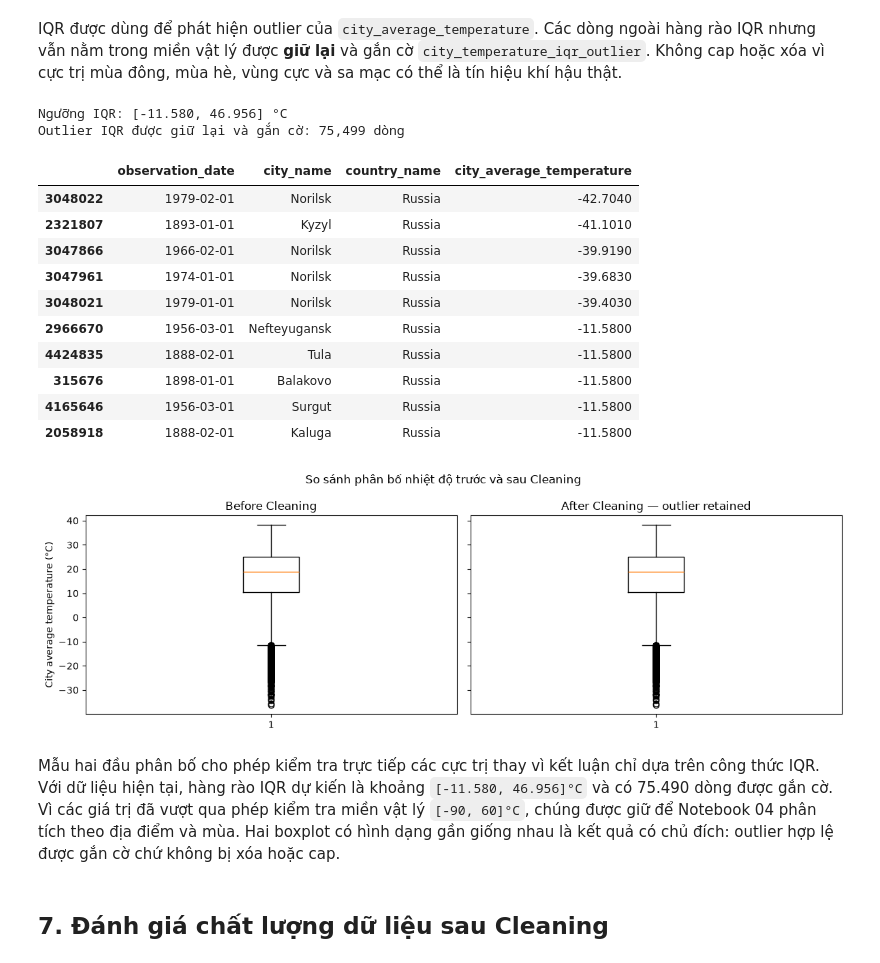
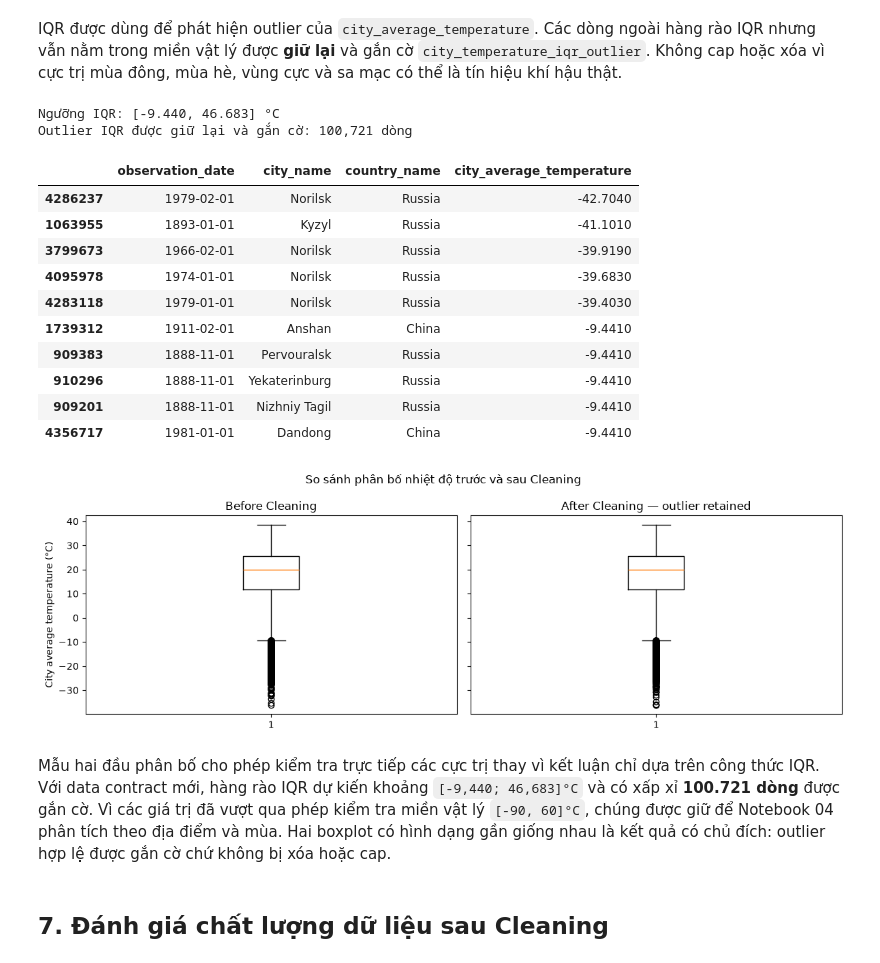
Before and after one commit to Sekaiiii1/Global-Surface-Temperature-Analysis, a Jupyter notebook: notebooks/03_data_cleaning.ipynb, the cells around one changed output. Drawn from its saved outputs; the diff is of its cells as text; code cells hidden in the pictures.

```diff
--- a/notebooks/03_data_cleaning.ipynb
+++ b/notebooks/03_data_cleaning.ipynb
@@ -653,22 +651,14 @@ for column in ['city_name', 'country_name']:
         .replace('', pd.NA)
     )
 
-# Ép các nhóm số về dtype rõ ràng.
-non_nullable_ids = ['city_temperature_id', 'source_staging_id', 'date_id', 'city_id', 'country_id']
-nullable_ids = ['country_match_id', 'global_match_id', 'major_city_match_id']
-calendar_columns = ['year', 'month', 'quarter', 'decade']
-float_columns = TEMPERATURE_COLUMNS + UNCERTAINTY_COLUMNS + ['latitude', 'longitude']
+# Ép các nhóm số và boolean về dtype rõ ràng.
+for column in LOAD_CALENDAR_COLUMNS:
+    clean_df[column] = pd.to_numeric(clean_df[column], errors='coerce').astype('Int16')
+for column in LOAD_FLOAT_COLUMNS:
+    clean_df[column] = pd.to_numeric(clean_df[column], errors='coerce').astype('float32')
+for column in LOAD_BOOLEAN_COLUMNS:
+    clean_df[column] = clean_df[column].astype('boolean')
 
-for column in non_nullable_ids:
-    clean_df[column] = pd.to_numeric(clean_df[column], errors='coerce').astype('Int64')
-for column in nullable_ids:
-    clean_df[column] = pd.to_numeric(clean_df[column], errors='coerce').astype('Int64')
-for column in calendar_columns:
-    clean_df[column] = pd.to_numeric(clean_df[column], errors='coerce').astype('Int16')
-for column in float_columns:
-    clean_df[column] = pd.to_numeric(clean_df[column], errors='coerce').astype('float32')
-
-clean_df['is_major_city'] = clean_df['is_major_city'].astype('boolean')
 print('Đã chuẩn hóa kiểu dữ liệu, ngày và text.')
 # %% [output]
 Đã chuẩn hóa kiểu dữ liệu, ngày và text.
@@ -684,20 +674,20 @@ critical_missing_mask = clean_df[CRITICAL_COLUMNS].isna().any(axis=1)
 clean_df = clean_df.loc[~critical_missing_mask].copy()
 missing_rows_removed = rows_before_missing - len(clean_df)
 
-# Các cờ cho biết nguồn phụ có giá trị dùng được hay không.
+# Các cờ cho biết nguồn phụ có giá trị nhiệt độ dùng được hay không.
 clean_df['city_uncertainty_available'] = clean_df[
     'city_average_temperature_uncertainty'
 ].notna()
 clean_df['country_temperature_available'] = (
-    clean_df['country_match_id'].notna()
+    clean_df['country_matched'].eq(True)
     & clean_df['country_average_temperature'].notna()
 )
 clean_df['global_temperature_available'] = (
-    clean_df['global_match_id'].notna()
+    clean_df['global_matched'].eq(True)
     & clean_df['land_average_temperature'].notna()
 )
 clean_df['major_city_temperature_available'] = (
-    clean_df['major_city_match_id'].notna()
+    clean_df['major_city_matched'].eq(True)
     & clean_df['major_city_average_temperature'].notna()
 )
 
@@ -715,7 +705,7 @@ Dữ liệu được sắp theo lineage rồi loại duplicate business key. Ti
 # %%
-# Duplicate: giữ dòng có lineage nhỏ nhất để quyết định có thể tái lập.
-clean_df = clean_df.sort_values('source_staging_id', kind='stable')
-duplicate_mask = clean_df.duplicated(subset=['date_id', 'city_id'], keep='first')
+# Duplicate: thứ tự SELECT đã cố định theo khóa nghiệp vụ để giữ kết quả có thể tái lập.
+clean_df = clean_df.sort_values(BUSINESS_KEY_COLUMNS, kind='stable')
+duplicate_mask = clean_df.duplicated(subset=BUSINESS_KEY_COLUMNS, keep='first')
 duplicate_rows_removed = int(duplicate_mask.sum())
 clean_df = clean_df.loc[~duplicate_mask].copy()
 
@@ -773,10 +763,13 @@ clean_df['city_temperature_iqr_outlier'] = (
 )
 iqr_outliers_retained = int(clean_df['city_temperature_iqr_outlier'].sum())
 
+# Lưu bằng chứng mỗi dòng sạch chỉ là một dòng đã chọn từ nguồn trước khi reset index.
+source_row_index_subset = clean_df.index.isin(raw_df.index).all()
+
 # Chuyển text lặp lại sang category sau khi hoàn tất chuẩn hóa.
 clean_df['city_name'] = clean_df['city_name'].astype('category')
 clean_df['country_name'] = clean_df['country_name'].astype('category')
-clean_df = clean_df.sort_values(['city_id', 'observation_date']).reset_index(drop=True)
+clean_df = clean_df.sort_values(BUSINESS_KEY_COLUMNS).reset_index(drop=True)
 
 print(f'Ngưỡng IQR: [{iqr_lower:.3f}, {iqr_upper:.3f}] °C')
 print(f'Outlier IQR được giữ lại và gắn cờ: {iqr_outliers_retained:,} dòng')
@@ -787,41 +780,41 @@ outlier_sample = clean_df.loc[
 ].sort_values('city_average_temperature')
 display(pd.concat([outlier_sample.head(5), outlier_sample.tail(5)]))
 # %% [output]
-Ngưỡng IQR: [-11.580, 46.956] °C
-Outlier IQR được giữ lại và gắn cờ: 75,499 dòng
+Ngưỡng IQR: [-9.440, 46.683] °C
+Outlier IQR được giữ lại và gắn cờ: 100,721 dòng
 |  | observation_date | city_name | country_name | city_average_temperature |
-| 3048022 | 1979-02-01 | Norilsk | Russia | -42.7040 |
-| 2321807 | 1893-01-01 | Kyzyl | Russia | -41.1010 |
-| 3047866 | 1966-02-01 | Norilsk | Russia | -39.9190 |
-| 3047961 | 1974-01-01 | Norilsk | Russia | -39.6830 |
-| 3048021 | 1979-01-01 | Norilsk | Russia | -39.4030 |
-| 2966670 | 1956-03-01 | Nefteyugansk | Russia | -11.5800 |
-| 4424835 | 1888-02-01 | Tula | Russia | -11.5800 |
-| 315676 | 1898-01-01 | Balakovo | Russia | -11.5800 |
-| 4165646 | 1956-03-01 | Surgut | Russia | -11.5800 |
-| 2058918 | 1888-02-01 | Kaluga | Russia | -11.5800 |
+| 4286237 | 1979-02-01 | Norilsk | Russia | -42.7040 |
+| 1063955 | 1893-01-01 | Kyzyl | Russia | -41.1010 |
+| 3799673 | 1966-02-01 | Norilsk | Russia | -39.9190 |
+| 4095978 | 1974-01-01 | Norilsk | Russia | -39.6830 |
+| 4283118 | 1979-01-01 | Norilsk | Russia | -39.4030 |
+| 1739312 | 1911-02-01 | Anshan | China | -9.4410 |
+| 909383 | 1888-11-01 | Pervouralsk | Russia | -9.4410 |
+| 910296 | 1888-11-01 | Yekaterinburg | Russia | -9.4410 |
+| 909201 | 1888-11-01 | Nizhniy Tagil | Russia | -9.4410 |
+| 4356717 | 1981-01-01 | Dandong | China | -9.4410 |
 # %%
-plot_size = min(100_000, len(raw_df), len(clean_df))
+plot_size = min(100_000, raw_df['city_average_temperature'].notna().sum(), len(clean_df))
 before_plot = raw_df['city_average_temperature'].dropna().sample(
     n=plot_size, random_state=42
 )
 after_plot = clean_df['city_average_temperature'].sample(
     n=plot_size, random_state=42
 )
 
 fig, axes = plt.subplots(1, 2, figsize=(12, 4), sharey=True)
 axes[0].boxplot(before_plot, vert=True)
 axes[0].set_title('Before Cleaning')
 axes[0].set_ylabel('City average temperature (°C)')
 axes[1].boxplot(after_plot, vert=True)
 axes[1].set_title('After Cleaning — outlier retained')
 fig.suptitle('So sánh phân bố nhiệt độ trước và sau Cleaning')
 plt.tight_layout()
 plt.show()
 # %% [output]
-[figure, old version]
+[figure, new version]
 # %% [markdown]
-Mẫu hai đầu phân bố cho phép kiểm tra trực tiếp các cực trị thay vì kết luận chỉ dựa trên công thức IQR. Với dữ liệu hiện tại, hàng rào IQR dự kiến là khoảng `[-11.580, 46.956]°C` và có 75.490 dòng được gắn cờ. Vì các giá trị đã vượt qua phép kiểm tra miền vật lý `[-90, 60]°C`, chúng được giữ để Notebook 04 phân tích theo địa điểm và mùa. Hai boxplot có hình dạng gần giống nhau là kết quả có chủ đích: outlier hợp lệ được gắn cờ chứ không bị xóa hoặc cap.
+Mẫu hai đầu phân bố cho phép kiểm tra trực tiếp các cực trị thay vì kết luận chỉ dựa trên công thức IQR. Với data contract mới, hàng rào IQR dự kiến khoảng `[-9,440; 46,683]°C` và có xấp xỉ **100.721 dòng** được gắn cờ. Vì các giá trị đã vượt qua phép kiểm tra miền vật lý `[-90, 60]°C`, chúng được giữ để Notebook 04 phân tích theo địa điểm và mùa. Hai boxplot có hình dạng gần giống nhau là kết quả có chủ đích: outlier hợp lệ được gắn cờ chứ không bị xóa hoặc cap.
 # %% [markdown]
 ## 7. Đánh giá chất lượng dữ liệu sau Cleaning
 # %% [markdown]
```
Also changed, not shown: parts of 49 cells of this notebook.
